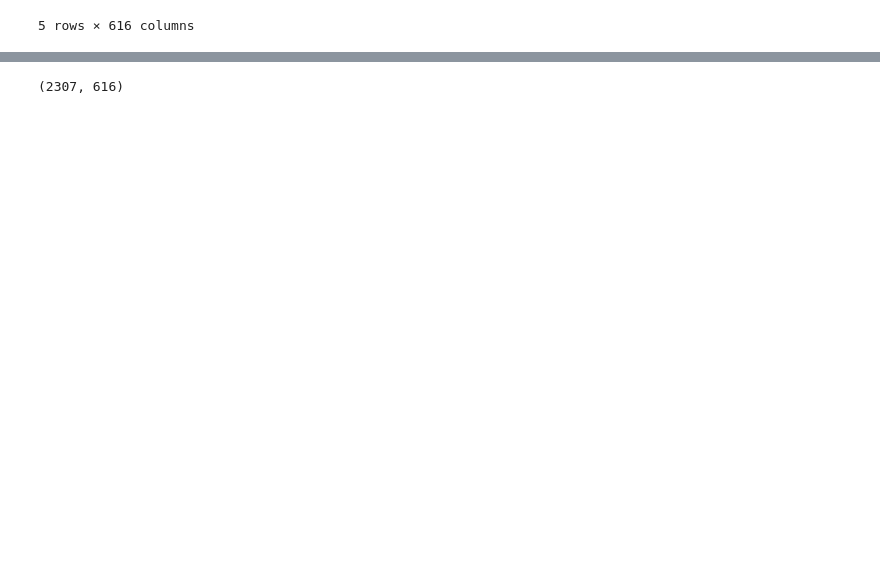
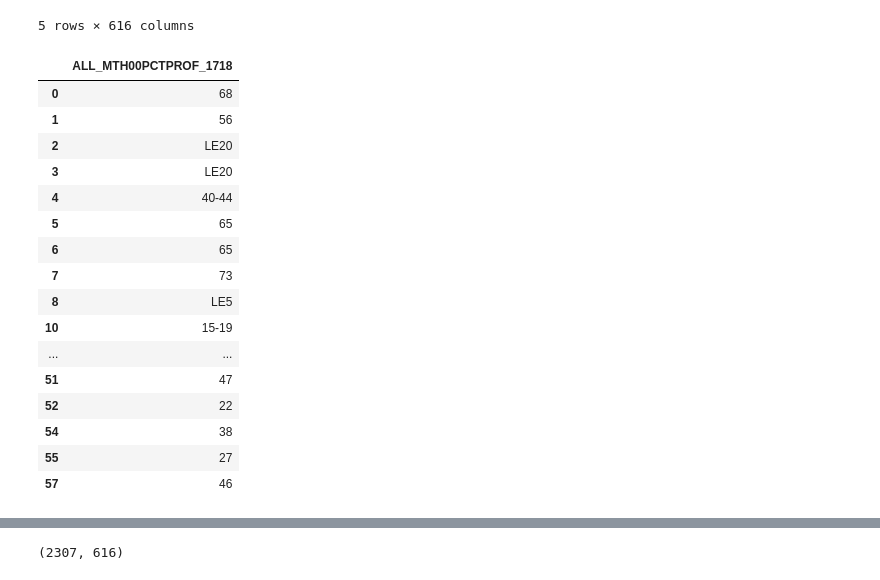
Before and after one commit to ivan-mihailov/GA-Digital-Divide-Project, a Jupyter notebook: Initial_Tests_with_DOE_data.ipynb, the cells around one changed output, grey strips where cells are left out. Saved outputs shown, nothing was run; the diff lists cells and outputs as text; code cells hidden in the pictures; blank space fills up the shorter version.

```diff
--- a/Initial_Tests_with_DOE_data.ipynb
+++ b/Initial_Tests_with_DOE_data.ipynb
@@ -161,3 +161,23 @@ final_GA.head()
 | 3 | -81.097920 | 32.011804 | 19406 | 130102003610 | Chatham County | 2017-2018 | GA | 1301020 | GA-625 | Savannah-Chatham County | ... |
 | 4 | -84.370887 | 33.632843 | 19407 | 130123003687 | Clayton County | 2017-2018 | GA | 1301230 | GA-631 | Clayton County | ... |
 5 rows × 616 columns
+# %%
+final_GA[['ALL_MTH00PCTPROF_1718']].head(50)
+# %% [output]
+|  | ALL_MTH00PCTPROF_1718 |
+| 0 | 68 |
+| 1 | 56 |
+| 2 | LE20 |
+| 3 | LE20 |
+| 4 | 40-44 |
+| 5 | 65 |
+| 6 | 65 |
+| 7 | 73 |
+| 8 | LE5 |
+| 10 | 15-19 |
+| ... | ... |
+| 51 | 47 |
+| 52 | 22 |
+| 54 | 38 |
+| 55 | 27 |
+| 57 | 46 |
```
Also changed, not shown: parts of 18 cells of this notebook.
